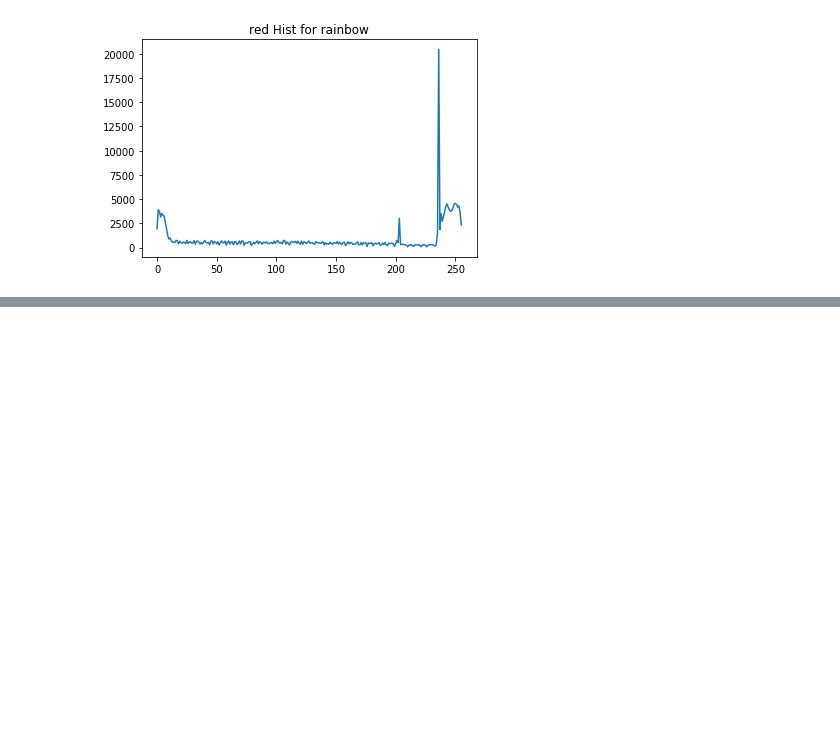
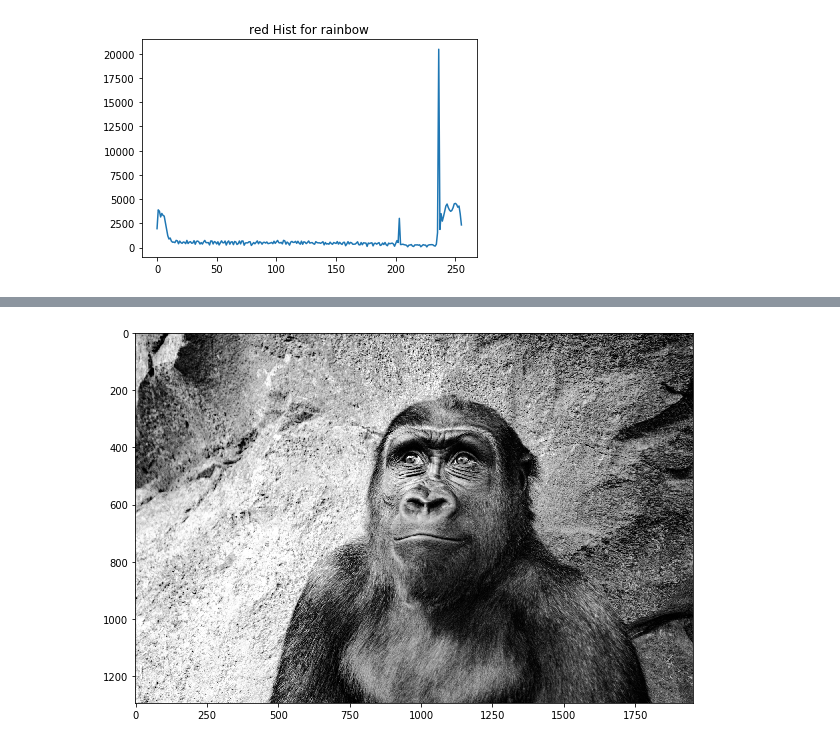
Before and after one commit to Pooryamn/OpenCv_learning, a Jupyter notebook: OpenCv/OpenCV_14.ipynb, the cells around one changed output, grey strips where cells are left out. Saved outputs shown, nothing was run; the diff lists cells and outputs as text; code cells hidden in the pictures; blank space fills up the shorter version.

```diff
--- a/OpenCv/OpenCV_14.ipynb
+++ b/OpenCv/OpenCV_14.ipynb
@@ -74,0 +104,4 @@ Text(0.5, 1.0, 'red Hist for rainbow')
+# %%
+display(eq_gorilla,'gray')
+# %% [output]
+[figure, added]
```
Also changed, not shown: parts of 17 cells of this notebook.
